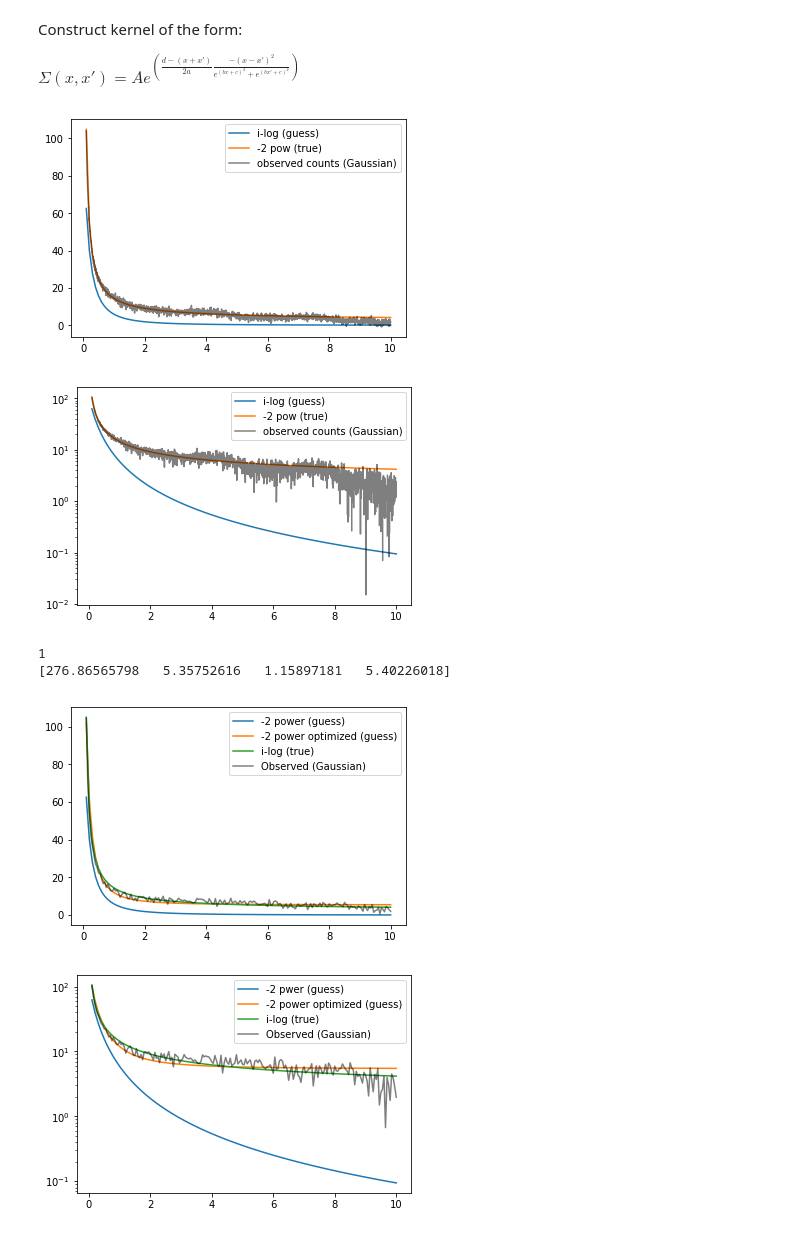
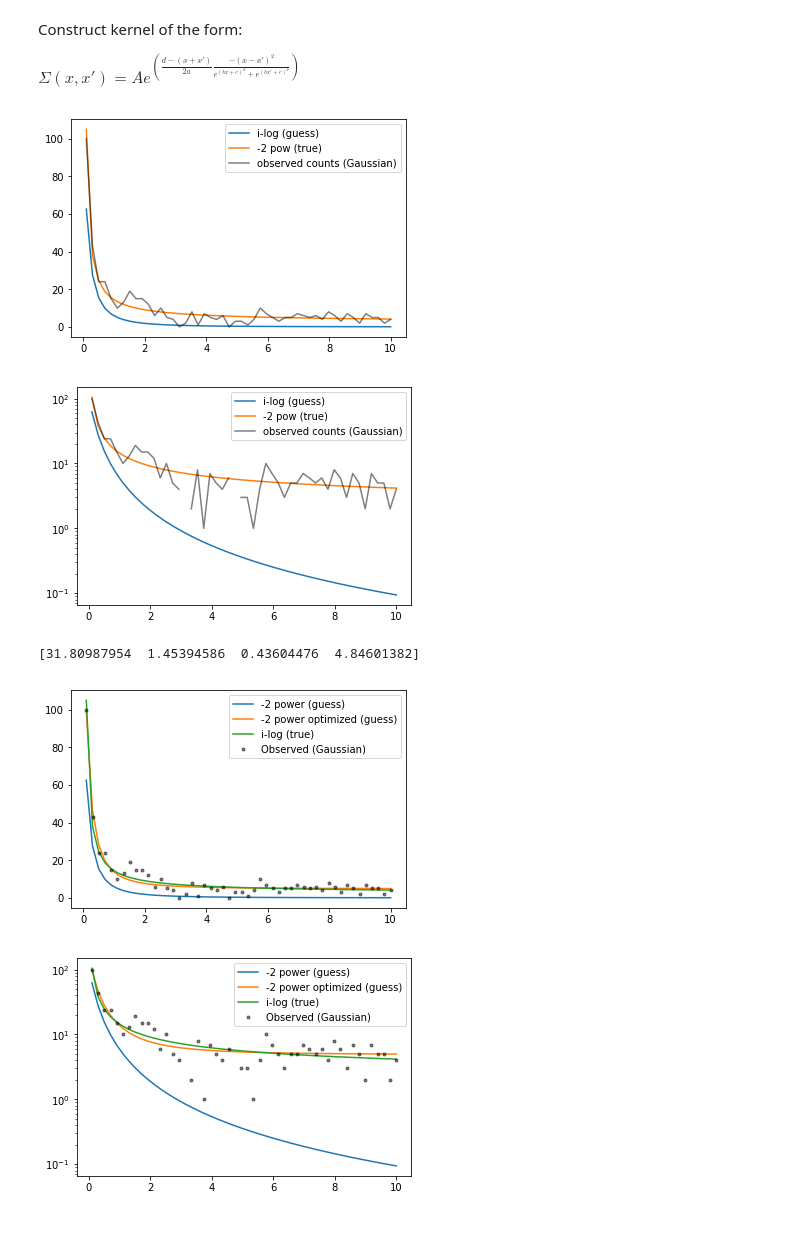
Before and after one commit to ChrisIck/Poisson-GPs, a Jupyter notebook: Minimization Test.ipynb, the cells around one changed output. Saved outputs shown, nothing was run; the diff lists cells and outputs as text; code cells hidden in the pictures.

```diff
--- a/Minimization Test.ipynb
+++ b/Minimization Test.ipynb
@@ -99,17 +99,15 @@ Construct kernel of the form:
 
 $\Sigma (x,x') = Ae^{\left(\frac{d-(x+x')}{2a} \frac{-(x-x')^2}{e^{(bx+c)^2} +e^{(bx'+c)^2}}\right)}$
 # %%
-def makekernel(x, k, params, sigma = 0.):
+def makekernel(x, k, params, sigma = None):
     N = len(x)
     cov = np.empty((N,N))
-    if len(sigma) != N:
-        sigma = np.zeros(N)
     for i in range(N):
         for j in range(N):
             cov[i][j] = k(x[i],x[j], params)
-    if len(sigma)>1:
+    if sigma!=None:
         for i in range(N):
-            cov[i][i] = sigma[i]**2
+            cov[i][i] += sigma[i]
     return cov
 
 #kernel with constant lengthscale but variable height
@@ -131,52 +129,67 @@ def kernel2(x1,x2, params):
     return result
 # %%
 %matplotlib inline
-#use odd N, even doesn't work...?
-N=1999
-x = np.linspace(.1,10,100)
+
+N = 50
+x = np.linspace(.1,10,N)
 xtrue = np.linspace(.1,10,N)
 scale = 1e1
 kparams1 = [10., 5., 1., 0., 10.]
-kparams2 = [1., 1.]
+kparams2 = [5., .5]
 
 ymodel = scale * f5(x)
 ytrue = scale * f4(x)
 ytrue_t = scale * f4(xtrue)
 yguess = scale * f4(xtrue)
 
 #cov = makekernel(xtrue, kernel1, kparams1, sigma = np.zeros(N))#np.sqrt(ytrue_t))
-cov = makekernel(xtrue, kernel2, kparams2, sigma = np.zeros(N))#np.sqrt(ytrue_t))
+cov = makekernel(xtrue, kernel2, kparams2)#np.sqrt(ytrue_t))
 
 #n_G = normal(loc=ytrue_t, scale = np.sqrt(ytrue_t))
-n_G = (multivariate_normal(ytrue_t, cov))
+#n_G = multivariate_normal(ytrue_t, cov)
+#n_G = poisson(n_G)
+n_G = poisson(ytrue_t)
+
 
 yg_up = yguess + 2.*np.sqrt(yguess)
 yg_low = yguess - 2.*np.sqrt(yguess)
 
 for i in range(N):
     if yg_low[i]<0.:
         yg_low[i] = 1e-5
 boundarray = [(yg_low[i], yg_up[i]) for i in range(N)]
 signal0 = np.zeros(N)
 
 #print nln_MV_grad(yguess, signal0, n_G, yguess, cov)
 
 plt.figure()
 plt.plot(x,ymodel, label = "i-log (guess)")
 plt.plot(x,ytrue, label = "-2 pow (true)")
 plt.plot(xtrue,n_G, 'k-', alpha = 0.5, label = "observed counts (Gaussian)")
 plt.legend(loc='upper right')
 
+'''
 plt.figure()
-plt.semilogy(x,ymodel, label = "i-log (guess)")
-plt.semilogy(x,ytrue, label = "-2 pow (true)")
-plt.semilogy(xtrue,n_G, 'k-', alpha = 0.5, label = "observed counts (Gaussian)")
+plt.plot(xtrue,n_G-ytrue_t, 'b-', alpha = 0.5, label = "GP remainder")
+plt.plot(xtrue,n_G2-ytrue_t, 'r-', alpha = 0.5, label = "GP remainder")
+plt.plot(xtrue,n_G3-ytrue_t, 'g-', alpha = 0.5, label = "GP remainder")
+
+plt.figure()
+plt.plot(xtrue,n_G/ytrue_t, 'b-', alpha = 0.5, label = "GP remainder")
+plt.plot(xtrue,n_G2/ytrue_t, 'r-', alpha = 0.5, label = "GP remainder")
+plt.plot(xtrue,n_G3/ytrue_t, 'g-', alpha = 0.5, label = "GP remainder")
+'''
+plt.figure()
+plt.yscale('log')
+plt.plot(x,ymodel, label = "i-log (guess)")
+plt.plot(x,ytrue, label = "-2 pow (true)")
+plt.plot(xtrue,n_G, 'k-', alpha = 0.5, label = "observed counts (Gaussian)")
 plt.legend(loc='upper right')
 
 plt.show()
 # %% [output]
-[figure, old version]
+[figure, new version]
-[figure, old version]
+[figure, new version]
 # %%
 from scipy.optimize import curve_fit
 
@@ -196,34 +209,32 @@ def f5_preopt(x, a, b, c, d):
         return f5_opt(x, params)
 
 
-p0 = (1., 1., .3, 0)
-print len((p0,))
-popt, pcov = curve_fit(f5_preopt, x, ytrue, p0=p0)
+p0 = (scale, 1., .3, 0)
+popt, pcov = curve_fit(f5_preopt, xtrue, n_G, p0=p0)
 print popt
 
-ymodel_opt = f5_opt(x, popt)
+ymodel_opt = f5_opt(xtrue, popt)
 
 
 plt.figure()
 plt.plot(x,ymodel, label = "-2 power (guess)")
-plt.plot(x,ymodel_opt, label = "-2 power optimized (guess)")
+plt.plot(xtrue,ymodel_opt, label = "-2 power optimized (guess)")
 plt.plot(x,ytrue, label = "i-log (true)")
-plt.plot(xtrue,n_G,'k-', alpha = 0.5, label = "Observed (Gaussian)")
+plt.plot(xtrue,n_G,'k.', alpha = 0.5, label = "Observed (Gaussian)")
 plt.legend(loc='upper right')
 
 plt.figure()
-plt.semilogy(x,ymodel, label = "-2 pwer (guess)")
-plt.semilogy(x,ymodel_opt, label = "-2 power optimized (guess)")
+plt.semilogy(x,ymodel, label = "-2 power (guess)")
+plt.semilogy(xtrue,ymodel_opt, label = "-2 power optimized (guess)")
 plt.semilogy(x,ytrue, label = "i-log (true)")
-plt.semilogy(xtrue,n_G,'k-', alpha = 0.5, label = "Observed (Gaussian)")
+plt.semilogy(xtrue,n_G,'k.', alpha = 0.5, label = "Observed (Gaussian)")
 plt.legend(loc='upper right')
 
 plt.show()
 
 yguess = f5_opt(xtrue, popt)
-ymodel = ymodel_opt
+ymodel = f5_opt(x, popt)
 # %% [output]
-1
-[276.86565798   5.35752616   1.15897181   5.40226018]
+[31.80987954  1.45394586  0.43604476  4.84601382]
-[figure, old version]
+[figure, new version]
-[figure, old version]
+[figure, new version]
```
Also changed, not shown: parts of 12 cells of this notebook.
